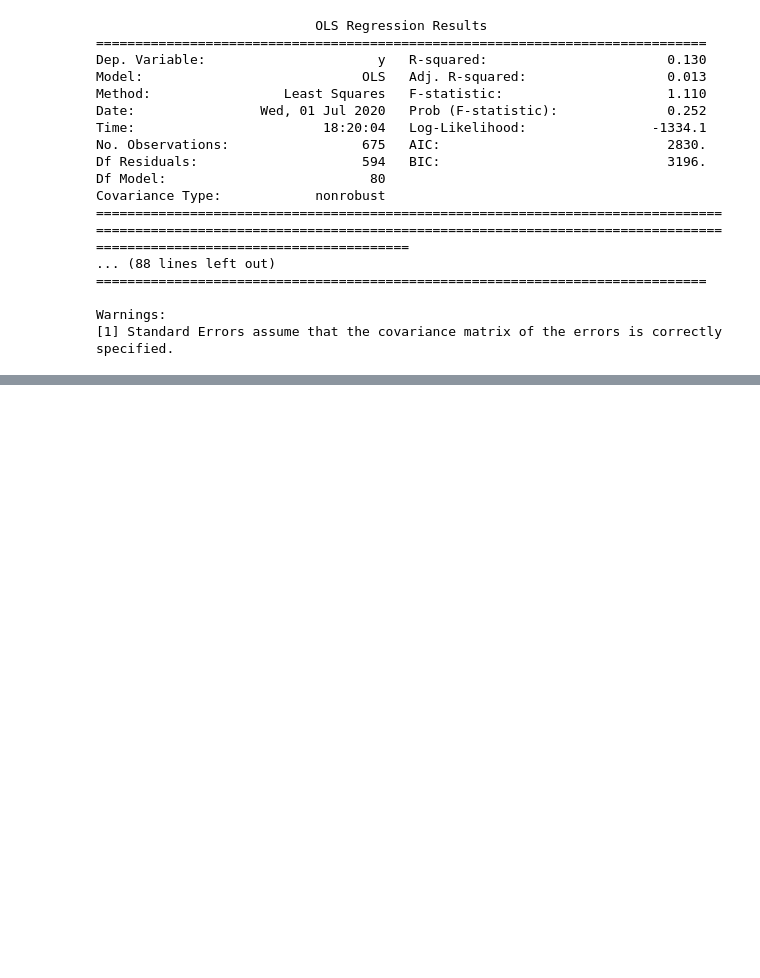
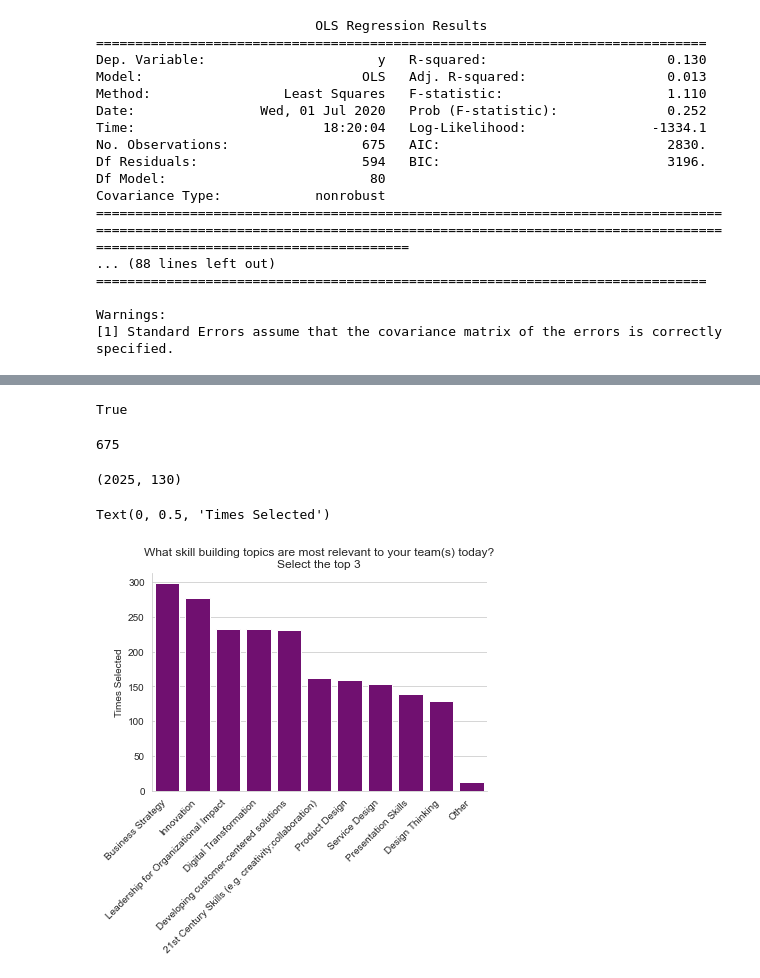
Before and after one commit to ideo/ideo-academy-survey, a Jupyter notebook: eda_and_regression.ipynb, the cells around one changed output, grey strips where cells are left out. Saved outputs shown, nothing was run; the diff lists cells and outputs as text; code cells hidden in the pictures; blank space fills up the shorter version.

Commit message:
countplots of interest and willingness to invest ... not totally baked logistic regressions

```diff
--- a/eda_and_regression.ipynb
+++ b/eda_and_regression.ipynb
@@ -347,0 +378,2 @@ Warnings:
+# %%
+skill_choice_col = "What skill building topics are most relevant to your team(s) today? Select the top 3. - Selected Choice"
@@ -347,0 +405,40 @@ Warnings:
+# %%
+skill_choice_rows = []
+for i in range(len(base_df)):
+    join_key = base_df.at[i, "Unnamed: 0"]
+    chosen_skills = base_df.at[i, skill_choice_col].replace(", ", ";")
+    for skill in chosen_skills.split(","):
+        row_dict = {"Unnamed: 0": join_key, "chosen_skill": skill}
+        skill_choice_rows.append(row_dict)
+skill_choice_df = pd.DataFrame(data = skill_choice_rows)
+# %%
+len(skill_choice_df) == (len(base_df) * 3)
+# %% [output]
+True
+# %%
+skill_choice_df["Unnamed: 0"].nunique()
+# %% [output]
+675
+# %%
+keep_cols = [c for c in base_df.columns if c not in UTILITY_SCORE_COLS]
+skill_choice_df = skill_choice_df.merge(right = base_df[keep_cols], on = "Unnamed: 0")
+# %%
+skill_choice_df.shape
+# %% [output]
+(2025, 130)
+# %%
+sns.set_style("whitegrid")
+
+skill_sort = skill_choice_df["chosen_skill"].value_counts().sort_values(ascending = False).index.tolist()
+sns.countplot(x = "chosen_skill",
+              order = skill_sort,
+              color = "purple",
+              data = skill_choice_df)
+plt.xticks(rotation = 45, ha = "right")
+sns.despine()
+plt.title("What skill building topics are most relevant to your team(s) today?\nSelect the top 3")
+plt.xlabel("")
+plt.ylabel("Times Selected")
+# %% [output]
+Text(0, 0.5, 'Times Selected')
+[figure, added]
```
Also changed, not shown: parts of 68 cells of this notebook.
